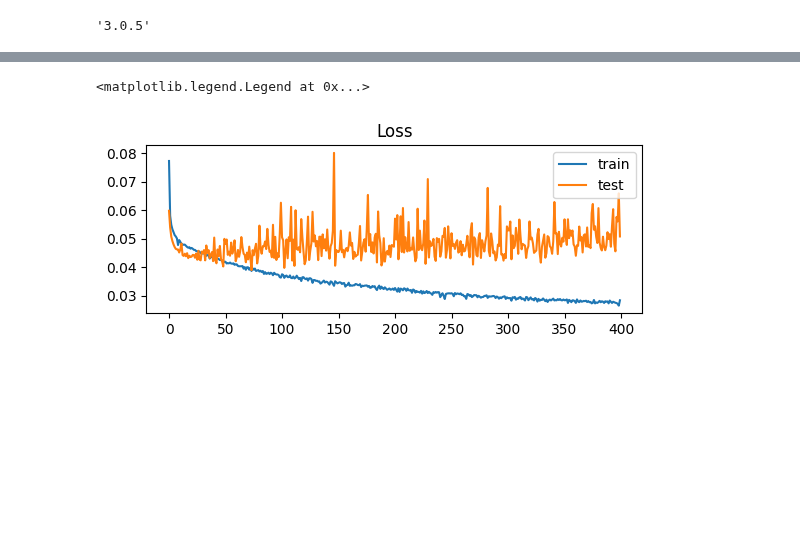
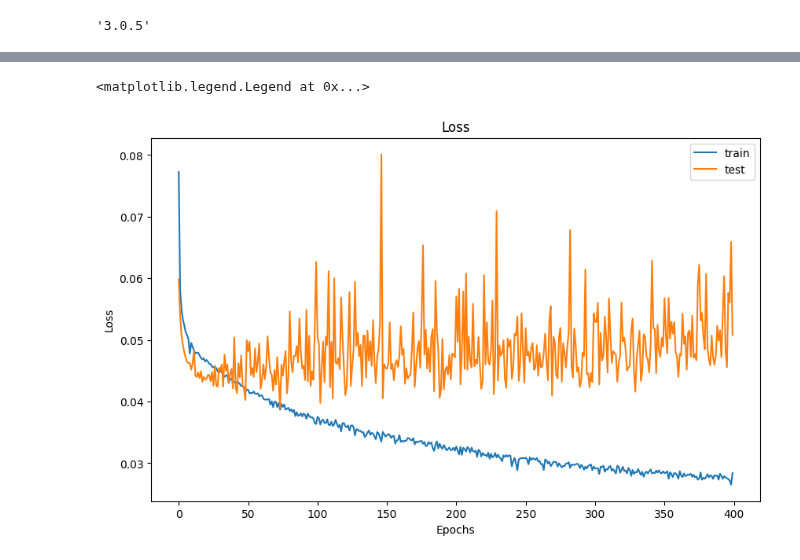
Before and after one commit to aoife-mulligan/ct413, a Jupyter notebook: keras.ipynb, the cells around one changed output, grey strips where cells are left out. Saved outputs shown, nothing was run; the diff lists cells and outputs as text; code cells hidden in the pictures; blank space fills up the shorter version.

```diff
--- a/keras.ipynb
+++ b/keras.ipynb
@@ -23,10 +21,15 @@ def root_mean_squared_error(y_true, y_pred):
 # %%
 folder_path = 'C:\\Users\\aoife\Documents\\Project\\filtered_data\\'
 
-dataset = pandas.read_csv(folder_path + '11-03-minmax_normalised_data.csv', usecols=['participantId', 'bodyMass_kg', 'height_m', 'bmi', 'mean_hr/s', 'hr_duration_(s)', 'max_hr', 'min_hr', 'totalSteps', 'stepsTotalDuration', 'steps_per_hour', 'totalDistance', 'dwrTotalDuration', 'dist_per_hour', 'ssq_score', 'alcohol_consumption', 'basic_expenses', 'caffeine', 'daily_activities', 'daily_smoking', 'education', 'flexible_work_hours', 'gender', 'good_life', 'hispanic','income', 'marital', 'race', 'smoking_status', 'menopause', 'recent_births', 'current_pregnant', 'work_schedule', 'alarm_dependency', 'driving_sleepy', 'falling_asleep', 'morning_person', 'nap_duration', 'sleep_lost', 'sleep_needed', 'sleep_partner', 'sleep_time_workday', 'sleep_time_weekend', 'wake_up_choices', 'usual_wake_ups', 'weekly_naps', 'noise_light', 'stress_thinking', 'other_person', 'pain_discomfort', 'nightmares', 'bathroom_urges', 'other_reasons', 'trouble_falling_asleep', 'time_falling_asleep', 'wake_ups', 'total_time_awake', 'total_minutes_asleep'])
+#dataset = pandas.read_csv(folder_path + '11-03-minmax_normalised_data.csv', usecols=['participantId', 'bodyMass_kg', 'height_m', 'bmi', 'mean_hr/s', 'hr_duration_(s)', 'max_hr', 'min_hr', 'totalSteps', 'stepsTotalDuration', 'steps_per_hour', 'totalDistance', 'dwrTotalDuration', 'dist_per_hour', 'ssq_score', 'alcohol_consumption', 'basic_expenses', 'caffeine', 'daily_activities', 'daily_smoking', 'education', 'flexible_work_hours', 'gender', 'good_life', 'hispanic','income', 'marital', 'race', 'smoking_status', 'menopause', 'recent_births', 'current_pregnant', 'work_schedule', 'alarm_dependency', 'driving_sleepy', 'falling_asleep', 'morning_person', 'nap_duration', 'sleep_lost', 'sleep_needed', 'sleep_partner', 'sleep_time_workday', 'sleep_time_weekend', 'wake_up_choices', 'usual_wake_ups', 'weekly_naps', 'noise_light', 'stress_thinking', 'other_person', 'pain_discomfort', 'nightmares', 'bathroom_urges', 'other_reasons', 'trouble_falling_asleep', 'time_falling_asleep', 'wake_ups', 'total_time_awake', 'total_minutes_asleep'])
+
+#dataset = pandas.read_csv(folder_path + 'activity-timed-data.csv', usecols=['participantId', 'ssq_score', 'bodyMass_kg', 'height_m', 'bmi', 'mean_hr_morning', 'max_hr_morning', 'min_hr_morning', 'mean_hr_afternoon', 'max_hr_afternoon', 'min_hr_afternoon', 'mean_hr_evening', 'max_hr_evening', 'min_hr_evening', 'mean_hr_night', 'max_hr_night', 'min_hr_night', 'morningStepsTotal', 'afternoonStepsTotal', 'eveningStepsTotal', 'nightStepsTotal', 'totalSteps', 'stepsTotalDuration', 'totalDistance', 'dwrTotalDuration', 'morningDistance', 'afternoonDistance', 'eveningDistance', 'nightDistance'])
+
+dataset = pandas.read_csv(folder_path + 'normalised-timed-activity-data.csv', usecols=['participantId', 'ssq_score', 'bodyMass_kg', 'height_m', 'bmi', 'mean_hr_morning', 'max_hr_morning', 'min_hr_morning', 'mean_hr_afternoon', 'max_hr_afternoon', 'min_hr_afternoon', 'mean_hr_evening', 'max_hr_evening', 'min_hr_evening', 'mean_hr_night', 'max_hr_night', 'min_hr_night', 'morningStepsTotal', 'afternoonStepsTotal', 'eveningStepsTotal', 'nightStepsTotal', 'totalSteps', 'stepsTotalDuration', 'totalDistance', 'dwrTotalDuration', 'morningDistance', 'afternoonDistance', 'eveningDistance', 'nightDistance'])
 
 # split into input (X) and output (Y) variables
-X = dataset[['bodyMass_kg', 'height_m', 'bmi', 'mean_hr/s', 'hr_duration_(s)', 'max_hr', 'min_hr', 'totalSteps', 'stepsTotalDuration', 'steps_per_hour', 'totalDistance', 'dwrTotalDuration', 'dist_per_hour', 'alcohol_consumption', 'basic_expenses', 'caffeine', 'daily_activities', 'daily_smoking', 'education', 'flexible_work_hours', 'gender', 'good_life', 'hispanic','income', 'marital', 'race', 'smoking_status', 'menopause', 'recent_births', 'current_pregnant', 'work_schedule', 'alarm_dependency', 'driving_sleepy', 'falling_asleep', 'morning_person', 'nap_duration', 'sleep_lost', 'sleep_needed', 'sleep_partner', 'sleep_time_workday', 'sleep_time_weekend', 'wake_up_choices', 'wake_ups', 'weekly_naps', 'noise_light', 'stress_thinking', 'other_person', 'pain_discomfort', 'nightmares', 'bathroom_urges', 'other_reasons', 'trouble_falling_asleep', 'time_falling_asleep', 'wake_ups', 'total_time_awake', 'total_minutes_asleep']].values
+X = dataset[['bodyMass_kg', 'height_m', 'bmi', 'mean_hr_morning', 'max_hr_morning', 'min_hr_morning', 'mean_hr_afternoon', 'max_hr_afternoon', 'min_hr_afternoon', 'mean_hr_evening', 'max_hr_evening', 'min_hr_evening', 'mean_hr_night', 'max_hr_night', 'min_hr_night', 'morningStepsTotal', 'afternoonStepsTotal', 'eveningStepsTotal', 'nightStepsTotal', 'totalSteps', 'stepsTotalDuration', 'totalDistance', 'dwrTotalDuration', 'morningDistance', 'afternoonDistance', 'eveningDistance', 'nightDistance']].values
+#X = dataset[['bodyMass_kg', 'height_m', 'bmi', 'mean_hr/s', 'hr_duration_(s)', 'max_hr', 'min_hr', 'totalSteps', 'stepsTotalDuration', 'steps_per_hour', 'totalDistance', 'dwrTotalDuration', 'dist_per_hour', 'alcohol_consumption', 'basic_expenses', 'caffeine', 'daily_activities', 'daily_smoking', 'education', 'flexible_work_hours', 'gender', 'good_life', 'hispanic','income', 'marital', 'race', 'smoking_status', 'menopause', 'recent_births', 'current_pregnant', 'work_schedule', 'alarm_dependency', 'driving_sleepy', 'falling_asleep', 'morning_person', 'nap_duration', 'sleep_lost', 'sleep_needed', 'sleep_partner', 'sleep_time_workday', 'sleep_time_weekend', 'wake_up_choices', 'wake_ups', 'weekly_naps', 'noise_light', 'stress_thinking', 'other_person', 'pain_discomfort', 'nightmares', 'bathroom_urges', 'other_reasons', 'trouble_falling_asleep', 'time_falling_asleep', 'wake_ups', 'total_time_awake', 'total_minutes_asleep']].values
 y = dataset['ssq_score'].values
 # %%
 gkf = GroupKFold(n_splits=5)
@@ -48,18 +51,17 @@ for train_idx, test_idx in gkf.split(X, y, groups):
     X_train, X_test = X[train_idx], X[test_idx]
     y_train, y_test = y[train_idx], y[test_idx]
 
-    model = Sequential([
-        Dense(64, activation='relu'),
-        Dense(1, activation='sigmoid')
-    ])
+    model = Sequential()
+    model.add(Dense(l1size, input_dim=X_train.shape[1], activation='relu'))
+    model.add(Dense(1, activation='relu'))
 
     optm = keras.optimizers.SGD(learning_rate=0.01, momentum=0.0)
     model.compile(optimizer=optm, loss='mse', metrics=[keras.metrics.RootMeanSquaredError()])
 
     history = model.fit(X_train, y_train, epochs=400, batch_size=1, validation_data=(X_test, y_test))
 
-    predict_train = (model.predict(X_train) > 0.5).astype("int32")
-    predict_test = (model.predict(X_test) > 0.5).astype("int32")
+    predict_train = model.predict(X_train)
+    predict_test = model.predict(X_test)
 
     all_train_predictions.append(predict_train)
     all_test_predictions.append(predict_test)
@@ -84,13 +74,14 @@ Epoch 400/400
 # %%
 # plot loss during training
-from matplotlib import pyplot
+from matplotlib import pyplot as plt
 
-
-pyplot.subplot(211)
-pyplot.title('Loss')
-pyplot.plot(history.history['loss'], label='train')
-pyplot.plot(history.history['val_loss'], label='test')
-pyplot.legend()
+plt.figure(figsize=(10,6))
+plt.title('Loss')
+plt.plot(history.history['loss'], label='train')
+plt.plot(history.history['val_loss'], label='test')
+plt.xlabel('Epochs')
+plt.ylabel('Loss')
+plt.legend()
 # %% [output]
 <matplotlib.legend.Legend at 0x...>
-[figure, old version]
+[figure, new version]
```
Also changed, not shown: parts of 7 cells of this notebook, 3 other files.
